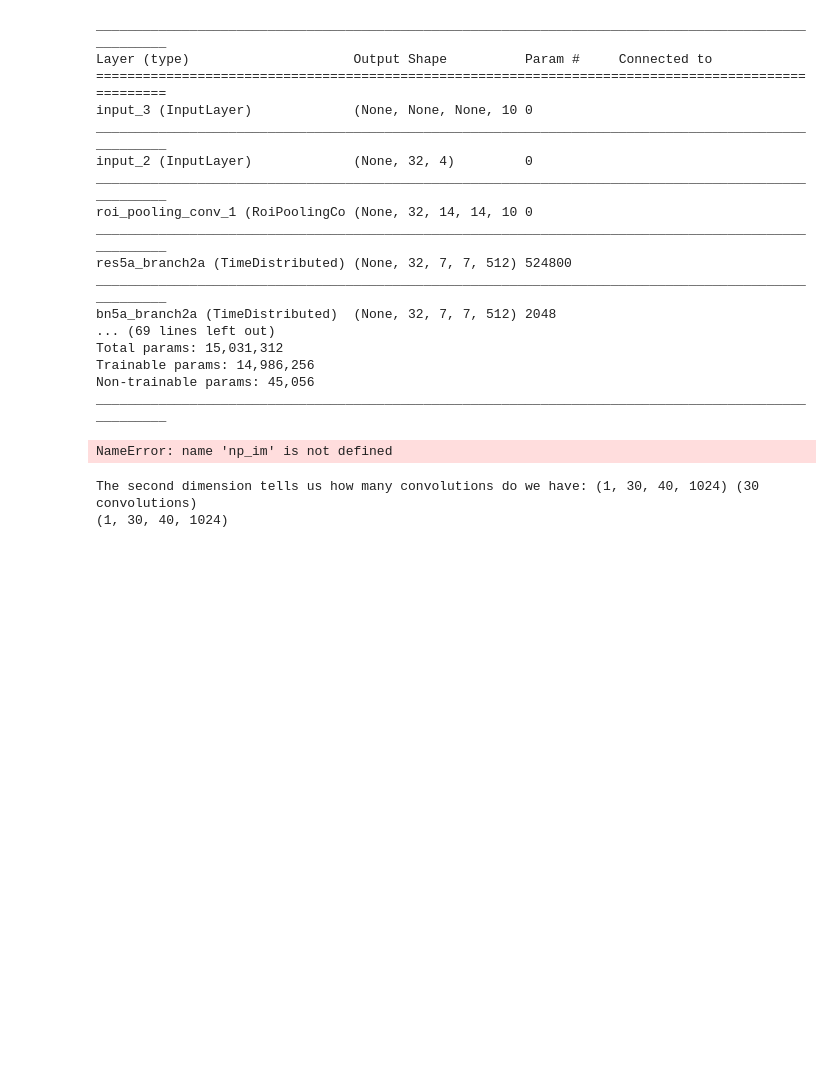
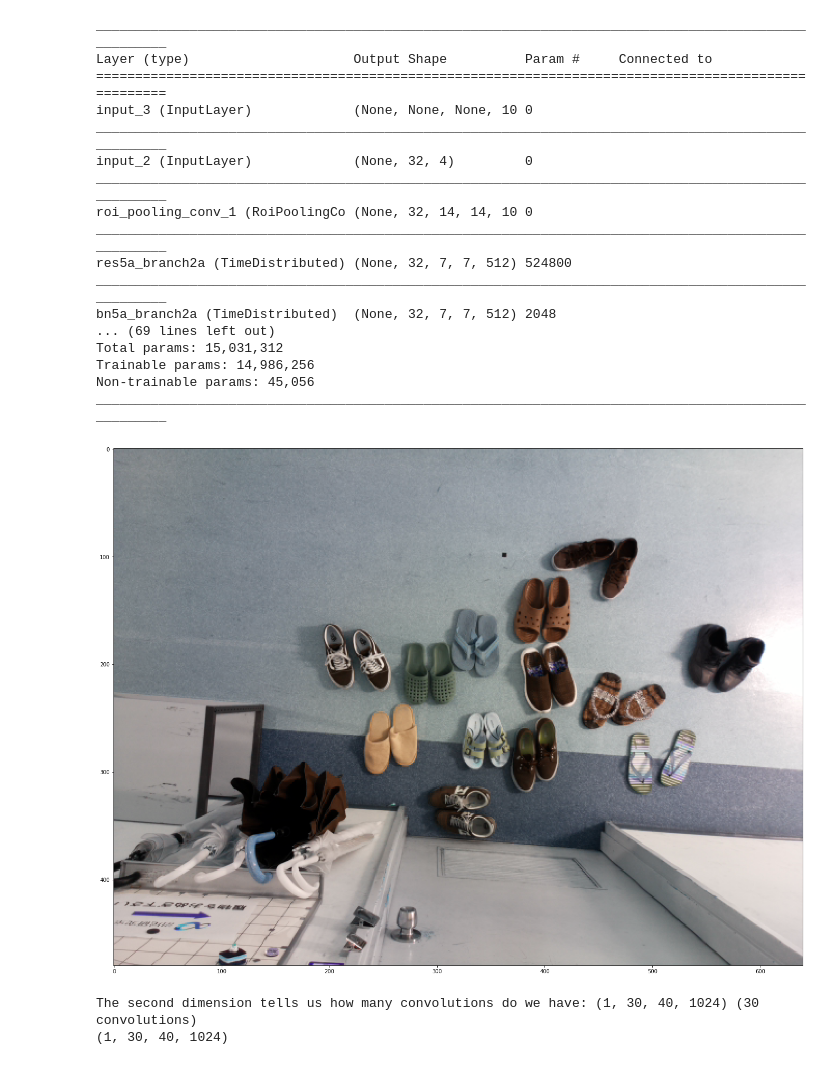
Before and after one commit to nobuyukioishi/shoesDetector, a Jupyter notebook: Visualize.ipynb, the cells around one changed output. Drawn from its saved outputs; the diff is of its cells as text; code cells hidden in the pictures; blank space fills up the shorter version.

Commit message:
edited visualize.ipynb added show_activation function

```diff
--- a/Visualize.ipynb
+++ b/Visualize.ipynb
@@ -166,19 +166,18 @@ plt.rcParams["figure.figsize"] = fig_size
 # %%
 # input img
 def load_img(fileName):
     #prepare input picture
     im = cv2.imread(fileName)
     if im is None:
         print("no image file selected")
     # im=cv2.resize(im, (56,56))
     imNP = np.asarray(im)
     a= [imNP.reshape(-1,imNP.shape[0],imNP.shape[1],imNP.shape[2]), 0]
+    plt.imshow(im)
     return a
 np_img = load_img("1.png")
+# %% [output]
+[figure, added]
-# %%
-plt.imshow(np_im)
-# %% [output]
-NameError: name 'np_im' is not defined
 # %%
 indeex = 141
 layer_output = K.function([model_rpn.layers[0].input, K.learning_phase()], [model_rpn.layers[indeex].output])
```
Also changed, not shown: parts of 6 cells of this notebook.
